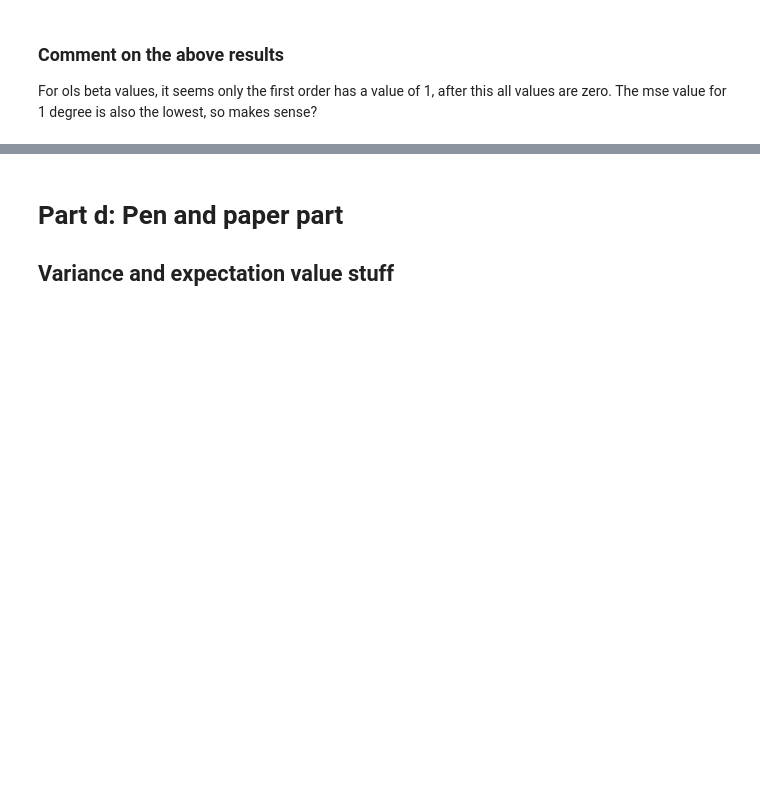
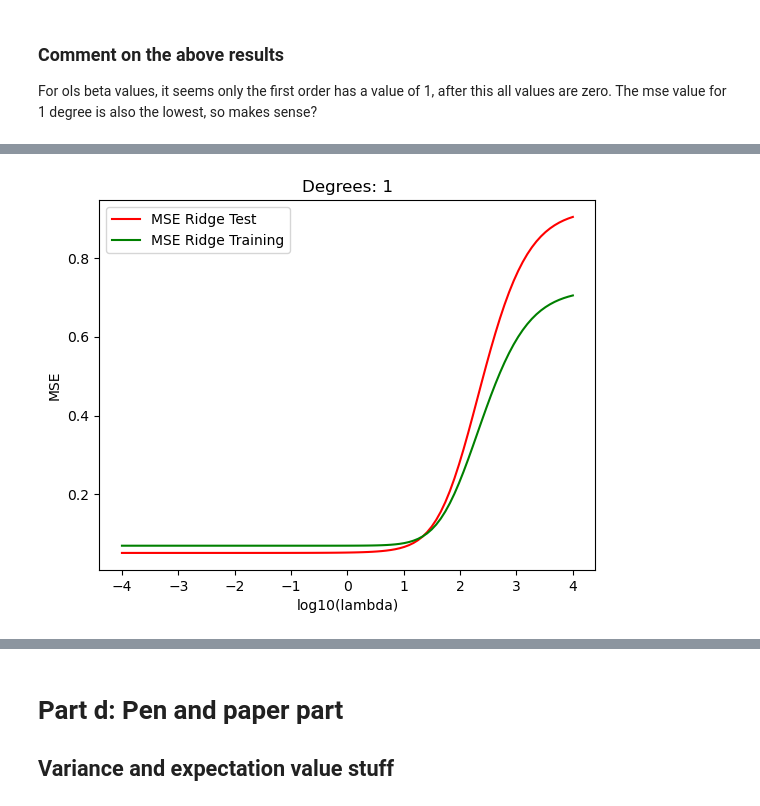
Before and after one commit to hellegje/fys-stk4155, a Jupyter notebook: Project1/Project1.ipynb, the cells around one changed output, grey strips where cells are left out. Drawn from its saved outputs; the diff is of its cells as text; code cells hidden in the pictures; blank space fills up the shorter version.

```diff
--- a/Project1/Project1.ipynb
+++ b/Project1/Project1.ipynb
@@ -303,0 +281,88 @@ The mse value for 1 degree is also the lowest, so makes sense?
+# %%
+# Ridge Regression using matrix inversion
+def Beta_ridge_regression(X, y, lmb):
+    I = np.identity(X.shape[1])
+
+    return np.linalg.pinv(X.T.dot(X) + lmb*I) @ X.T.dot(y)
+
+def Calculate_y_ridge(X, beta):
+    return X.dot(beta)
+
+#TODO: Write a similar test fct as for ols. Need to set X = I, and lmb = 0:
+#X = np.identity(100)
+#print(training_ridge_mses)
+
+degrees = range(1,6)
+for order in degrees:
+    X = Simple_test_data.CreateFeatureMatrix(order)
+
+    X_train, X_test, y_train, y_test = train_test_split(X, y, test_size=0.2)
+
+    training_ridge_mses = []
+    test_ridge_mses = []
+    training_r2s = []
+    test_r2s = []
+    betas = []
+    lambdas = (0.0001, 0.001, 0.01, 0.1, 1.0)
+    nlambdas = 100
+    lambdas = np.logspace(-4, 4, nlambdas)
+    for i in range(nlambdas):
+        lmb = lambdas[i]
+        beta_hat_ridge = Beta_ridge_regression(X_train, y_train, lmb, order)
+        betas.append(beta_hat_ridge)
+
+        y_tilde = Calculate_y_ridge(X_train, beta_hat_ridge)
+        y_predict = Calculate_y_ridge(X_test, beta_hat_ridge)
+
+        training_ridge_mses.append(error.mean_squared_error(y_train, y_tilde))
+        test_ridge_mses.append(error.mean_squared_error(y_test, y_predict))
+
+        training_r2s.append(error.r2_score(y_train, y_tilde))
+        test_r2s.append(error.r2_score(y_test, y_predict))
+
+    # MSE Ridge plots
+    plt.figure()
+    plt.title("Degrees: " + str(order))
+    plt.plot(np.log10(lambdas), test_ridge_mses, 'r', label = 'MSE Ridge Test')
+    plt.plot(np.log10(lambdas), training_ridge_mses, 'g', label = 'MSE Ridge Training')
+
+    plt.xlabel('log10(lambda)')
+    plt.ylabel('MSE')
+    plt.legend()
+    plt.show()
+
+    # R2 Ridge plots
+    plt.figure()
+    plt.title("Degrees: " + str(order))
+    plt.plot(np.log10(lambdas), test_r2s, 'r', label = 'R2 Ridge Test')
+    plt.plot(np.log10(lambdas), training_r2s, 'g', label = 'R2 Ridge Training')
+
+    plt.xlabel('log10(lambda)')
+    plt.ylabel('R2')
+    plt.legend()
+    plt.show()
+
+    #TODO: Should there be a similar comparison of beta values depending on lambda?
+    #From ChatGPT:
+    #Plot beta vs degrees
+    # for i in range(len(betas)):
+    #     plt.plot(betas[i], marker='o', label=f'Lambdas {lambdas[i]}')
+
+    # # Adding plot details
+    # plt.title('Beta Coefficients as a Function of lambda')
+    # plt.xlabel('Coefficient Index')
+    # plt.ylabel('Coefficient Value')
+    # plt.legend()
+    # plt.grid(True)
+    # plt.show()
+
+    # Now plot the results
+    # plt.figure()
+    # plt.plot(np.log10(lambdas), test_ridge_mses, 'r--', label = 'MSE Ridge Train')
+    # #plt.plot(np.log10(lambdas), MSELassoPredict, 'r--', label = 'MSE Lasso Train')
+    # plt.xlabel('log10(lambda)')
+    # plt.ylabel('MSE')
+    # plt.legend()
+    # plt.show()
+# %% [output]
+[figure, added]
```
Also changed, not shown: parts of 12 cells of this notebook.
